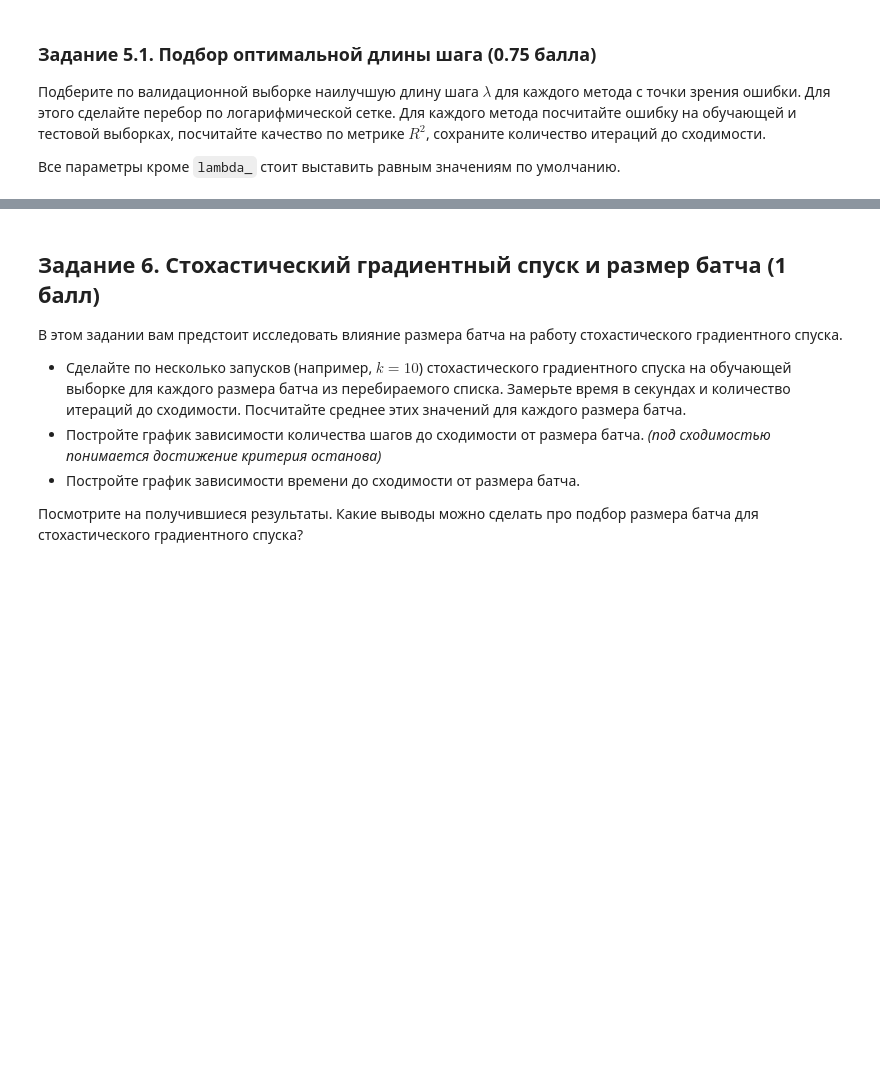
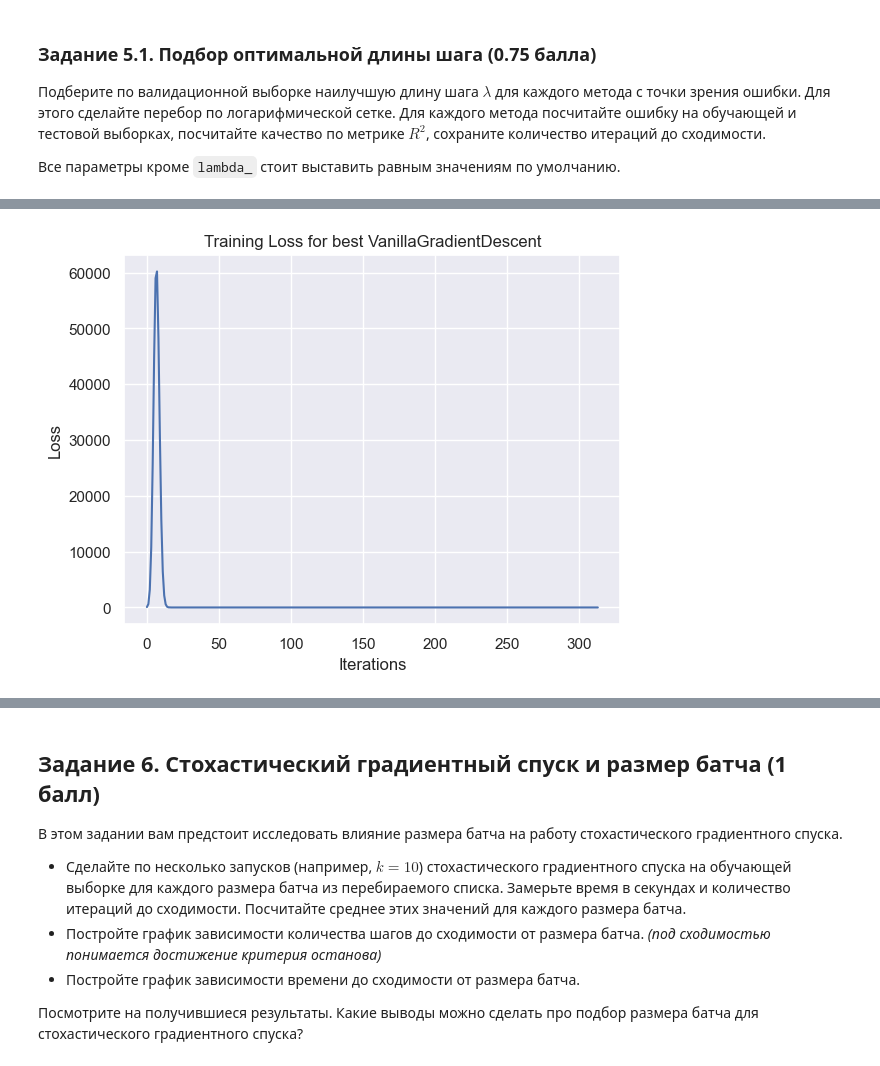
Before and after one commit to Shel2123/ML1_hw, a Jupyter notebook: hw2/Homework Practice 02 GD Соседов.ipynb, the cells around one changed output, grey strips where cells are left out. Saved outputs shown, nothing was run; the diff lists cells and outputs as text; code cells hidden in the pictures; blank space fills up the shorter version.

```diff
--- a/hw2/Homework Practice 02 GD Соседов.ipynb
+++ b/hw2/Homework Practice 02 GD Соседов.ipynb
@@ -869,0 +823,94 @@ print(results)
+# %%
+# YOUR CODE HERE (⌐■_■)
+from sklearn.metrics import r2_score, mean_squared_error
+
+lambdas = np.logspace(-4, 0, 15)
+
+methods = {
+    "VanillaGradientDescent": VanillaGradientDescent,
+    "StochasticGradientDescent": StochasticGradientDescent,
+    "SAGDescent": SAGDescent,
+    "MomentumDescent": MomentumDescent,
+    "Adam": Adam
+}
+
+results = []
+histories = {name: {} for name in methods}
+
+for name, method in methods.items():
+    best_lambda = None
+    best_val_mse = np.inf
+    best_model = None
+
+    for lambda_ in lambdas:
+        if name in ["SAGDescent", "StochasticGradientDescent"]:
+            method_instance = method(lr_schedule=TimeDecayLR(lambda_=lambda_), max_iter=5000, batch_size=2048)
+        else:
+            method_instance = method(lr_schedule=TimeDecayLR(lambda_=lambda_), max_iter=1000)
+
+        model = CustomLinearRegression(optimizer=method_instance)
+        model.fit(X_train, y_train)
+
+        y_val_pred = model.predict(X_val)
+        val_mse = mean_squared_error(y_val, y_val_pred)
+
+        if val_mse < best_val_mse:
+            best_val_mse = val_mse
+            best_lambda = lambda_
+            best_model = model
+
+        histories[name][lambda_] = list(model.loss_history)
+
+    y_train_pred = best_model.predict(X_train)
+    y_test_pred = best_model.predict(X_test)
+
+    train_mse = mean_squared_error(y_train, y_train_pred)
+    test_mse = mean_squared_error(y_test, y_test_pred)
+
+    train_r2 = r2_score(y_train, y_train_pred)
+    test_r2 = r2_score(y_test, y_test_pred)
+
+    iterations = len(best_model.loss_history)
+
+    results.append({
+            "method": name,
+            "test_mse": test_mse,
+            "test_r2": test_r2,
+            "train_mse": train_mse,
+            "train_r2": train_r2,
+            "best_val_mse": best_val_mse,
+            "best_lambda": best_lambda,
+            "iterations": iterations
+        })
+
+    sns.lineplot(x=range(iterations), y=best_model.loss_history)
+
+    plt.xlabel("Iterations")
+    plt.ylabel("Loss")
+    plt.title(f"Training Loss for best {name}")
+    plt.show()
+
+
+fig, axes = plt.subplots(len(methods), 1, figsize=(10, 3 * len(methods)), sharex=False)
+
+if len(methods) == 1:
+    axes = [axes]
+
+for ax, (name, lr_hist) in zip(axes, histories.items()):
+    for lam, hist in sorted(lr_hist.items(), key=lambda k: k[0]):
+        ax.plot(np.arange(len(hist)), hist, label=f"{lam:.1e}")
+
+    ax.set_title(name)
+    ax.set_xlabel("Iteration")
+    ax.set_ylabel("Loss (MSE)")
+    ax.legend(title="lambda", ncols=2, fontsize=8)
+
+    ax.set_yscale("log")
+
+plt.tight_layout()
+plt.show()
+
+results_df = pd.DataFrame(results).sort_values("best_val_mse")
+results_df
+# %% [output]
+[figure, added]
```
Also changed, not shown: parts of 13 cells of this notebook, 2 other files.
